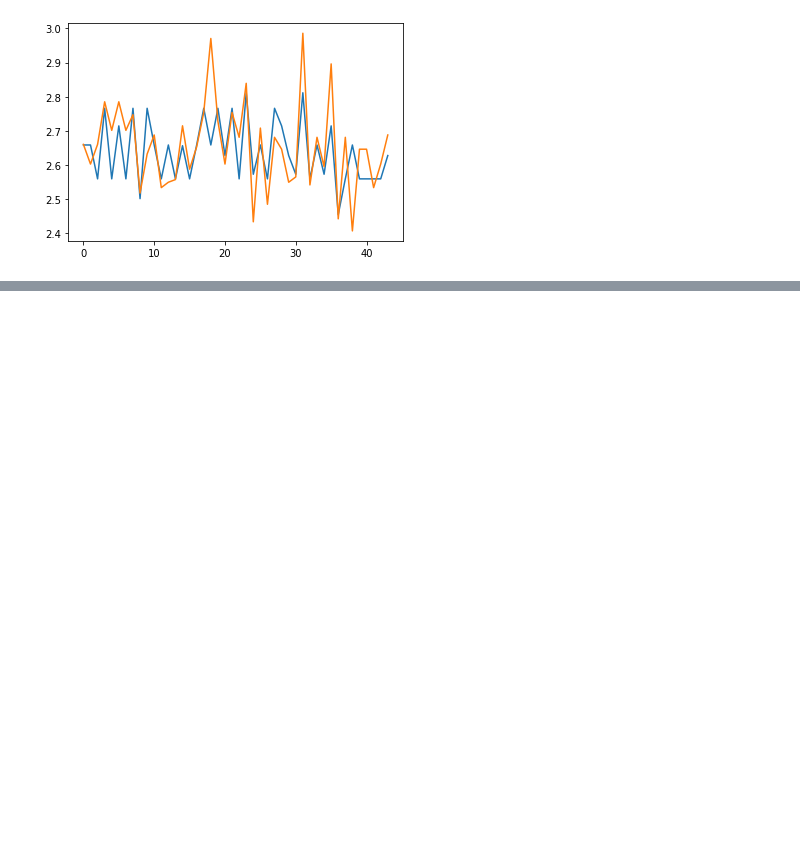
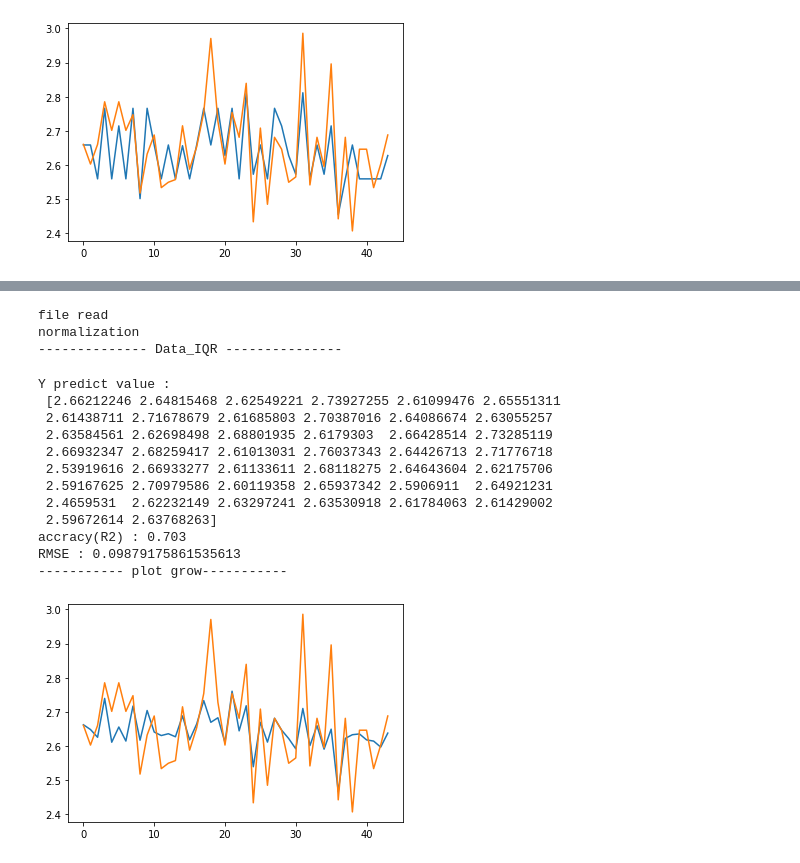
Before and after one commit to good-thinking/easy-coding2, a Jupyter notebook: class(Linear).ipynb, the cells around one changed output, grey strips where cells are left out. Saved outputs shown, nothing was run; the diff lists cells and outputs as text; code cells hidden in the pictures; blank space fills up the shorter version.

```diff
--- a/class(Linear).ipynb
+++ b/class(Linear).ipynb
@@ -388,0 +517,27 @@ RMSE : 0.127
+# %%
+x11 = numeric()
+x11.read_file("/content/drive/MyDrive/파이썬/data_revised.csv")
+x11.normalization(2)
+x11.data_IQR(2)
+x11.before_making_model([x11.df.columns[3],x11.df.columns[4],x11.df.columns[5], x11.df.columns[6]],[x11.df.columns[1]],2)
+
+x11.RandomForest(x11.train_test_data)
+x11.Reset_index(x11.Y_value[1],2)
+x11.plot_picture(x11.Y_value[0],x11.Y_test)
+# %% [output]
+file read
+normalization
+-------------- Data_IQR ---------------
+Y predict value :
+ [2.66212246 2.64815468 2.62549221 2.73927255 2.61099476 2.65551311
+ 2.61438711 2.71678679 2.61685803 2.70387016 2.64086674 2.63055257
+ 2.63584561 2.62698498 2.68801935 2.6179303  2.66428514 2.73285119
+ 2.66932347 2.68259417 2.61013031 2.76037343 2.64426713 2.71776718
+ 2.53919616 2.66933277 2.61133611 2.68118275 2.64643604 2.62175706
+ 2.59167625 2.70979586 2.60119358 2.65937342 2.5906911  2.64921231
+ 2.4659531  2.62232149 2.63297241 2.63530918 2.61784063 2.61429002
+ 2.59672614 2.63768263]
+accracy(R2) : 0.703
+RMSE : 0.09879175861535613
+----------- plot grow-----------
+[figure, added]
```
Also changed, not shown: parts of 13 cells of this notebook.
